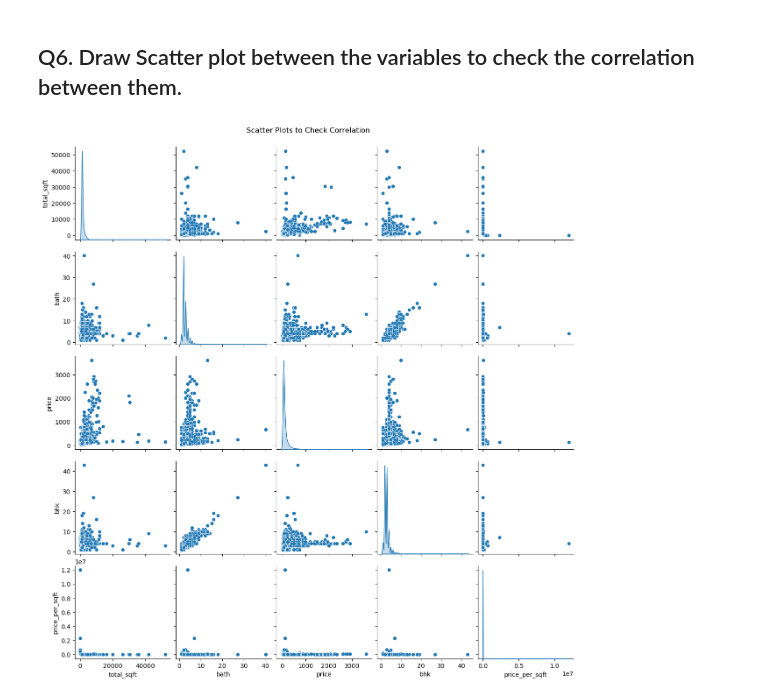
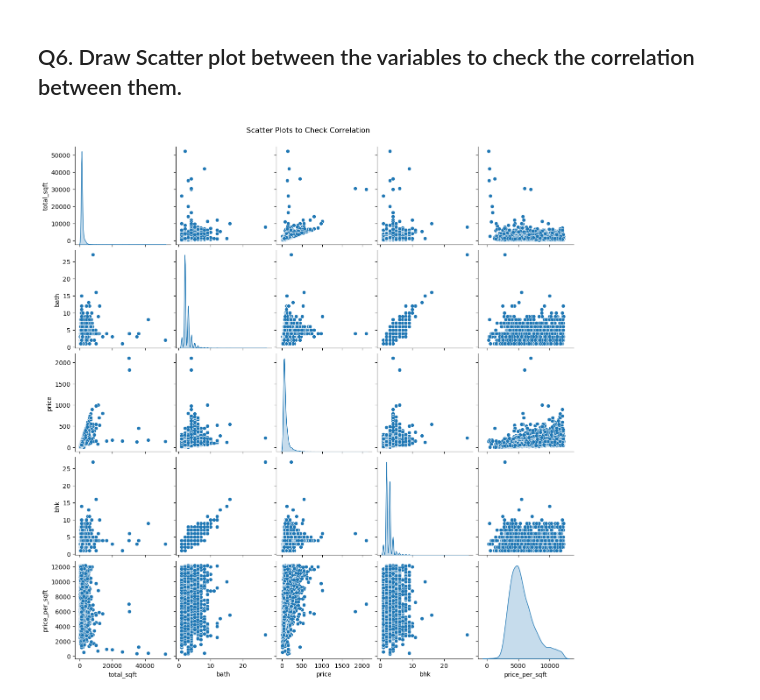
Before and after one commit to chriscjj/ml_assignment1, a Jupyter notebook: ML-Assignment 1 - Statistical Measures.ipynb, the cells around one changed output. Saved outputs shown, nothing was run; the diff lists cells and outputs as text; code cells hidden in the pictures.

```diff
--- a/ML-Assignment 1 - Statistical Measures.ipynb
+++ b/ML-Assignment 1 - Statistical Measures.ipynb
@@ -391,13 +391,13 @@ price_per_sqft   -0.008877  0.030133  0.027415  0.030294        1.000000
 # %%
 import seaborn as sns
 import matplotlib.pyplot as plt
 
 # Define numerical columns
 num_cols = ['total_sqft', 'bath', 'price', 'bhk', 'price_per_sqft']
 
 # Create scatter plots for all pairs of numerical variables
-sns.pairplot(df[num_cols], diag_kind='kde')
+sns.pairplot(df_cleaned_iqr[num_cols], diag_kind='kde')
 plt.suptitle("Scatter Plots to Check Correlation", y=1.02)
 plt.show()
 # %% [output]
-[figure, old version]
+[figure, new version]
```
Also changed, not shown: parts of 1 cell of this notebook.
